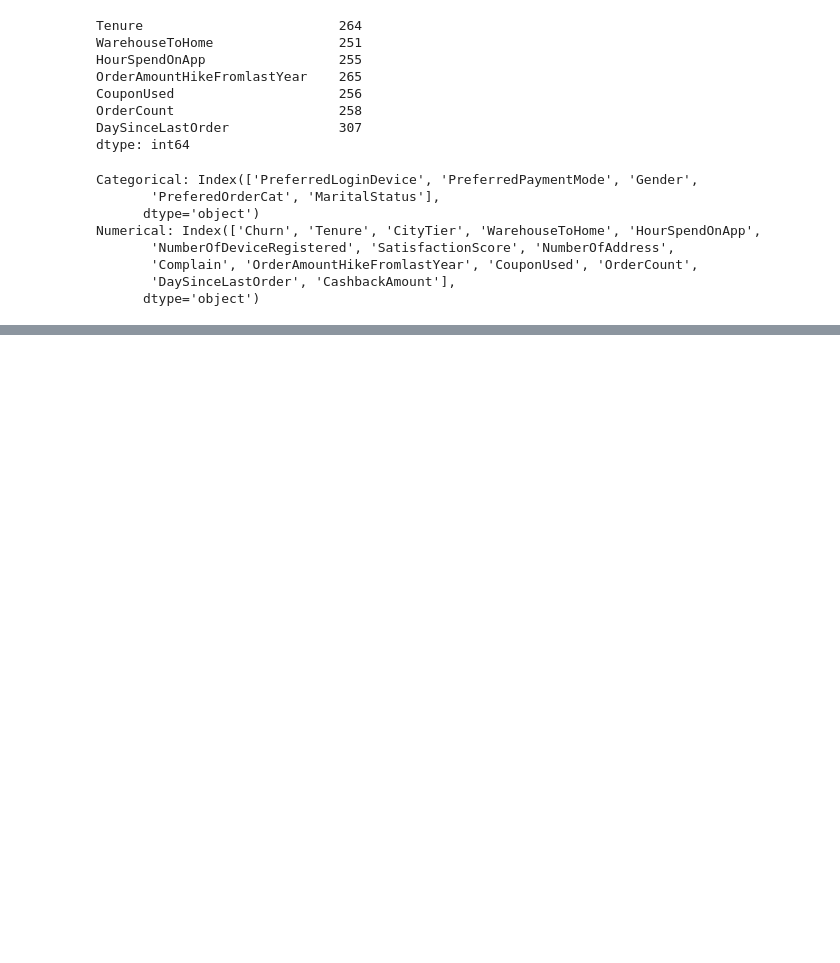
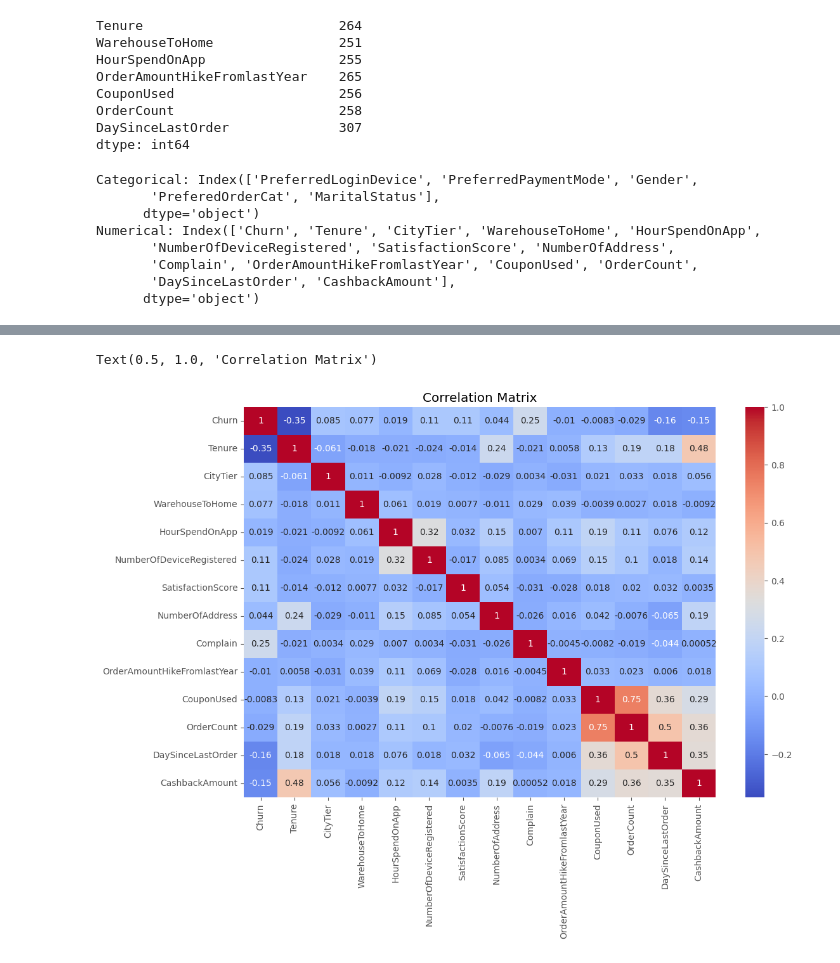
Before and after one commit to ealmiras/Customer_Churn_Analysis, a Jupyter notebook: notebooks/01_exploration.ipynb, the cells around one changed output, grey strips where cells are left out. Cells and saved outputs as stored; diff of their text form; code cells hidden in the pictures; blank space fills up the shorter version.

```diff
--- a/notebooks/01_exploration.ipynb
+++ b/notebooks/01_exploration.ipynb
@@ -132,0 +146,8 @@ plt.show()
+# %%
+# Correlation Heatmap
+plt.figure(figsize=(12, 8))
+sns.heatmap(df[numerical].corr(), annot=True, cmap='coolwarm')
+plt.title('Correlation Matrix')
+# %% [output]
+Text(0.5, 1.0, 'Correlation Matrix')
+[figure, added]
```
Also changed, not shown: parts of 4 cells of this notebook.
